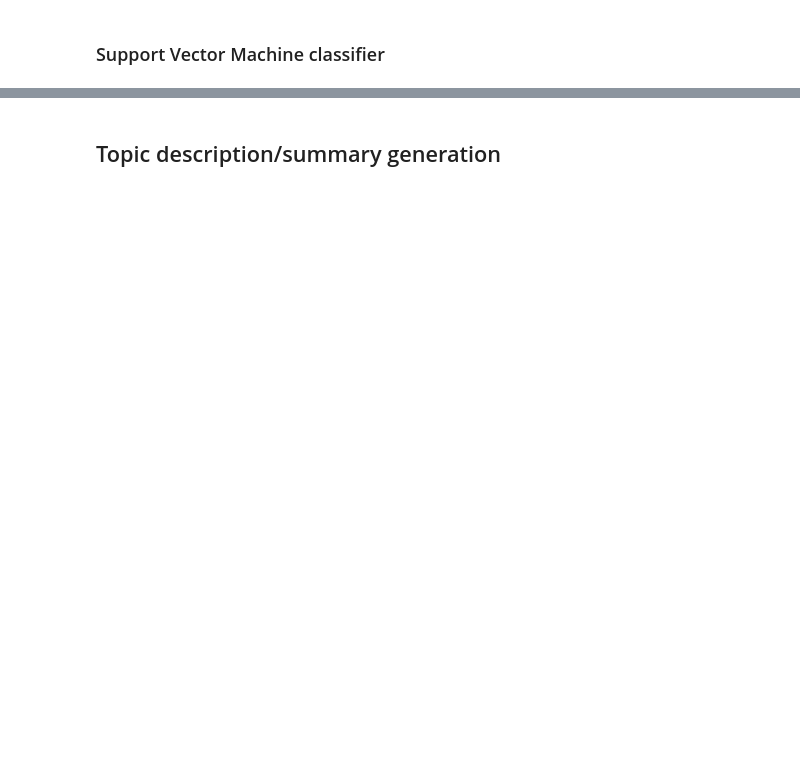
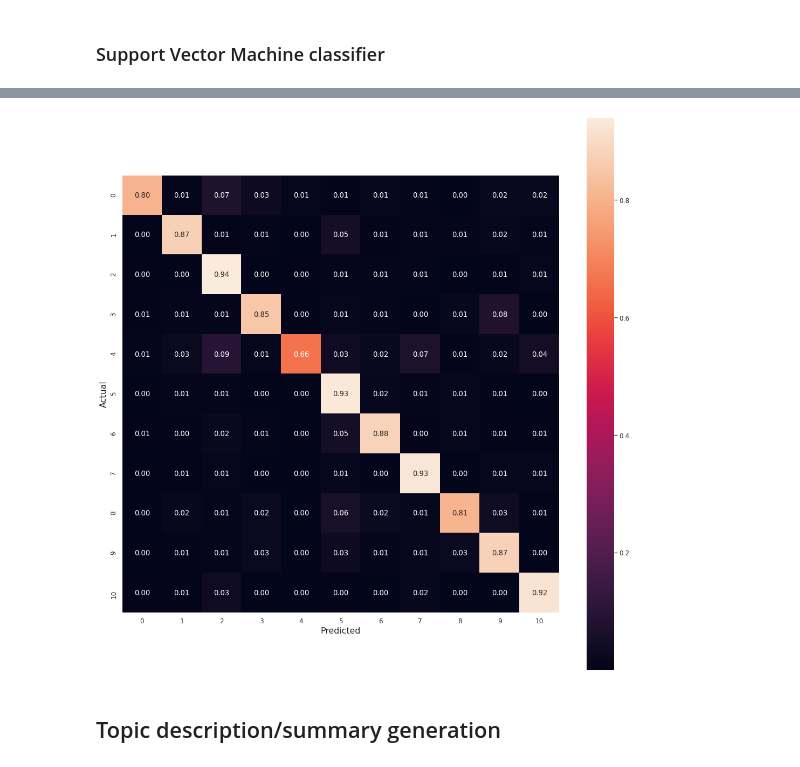
Before and after one commit to GillisWerrebrouck/UGent_Machine-Learning-Project, a Jupyter notebook: final-notebook.ipynb, the cells around one changed output, grey strips where cells are left out. Saved outputs shown, nothing was run; the diff lists cells and outputs as text; code cells hidden in the pictures; blank space fills up the shorter version.

```diff
--- a/final-notebook.ipynb
+++ b/final-notebook.ipynb
@@ -1227,0 +1488,8 @@ plt.show()
+# %%
+values_0 = array(y_test.values.ravel())
+label_encoder = LabelEncoder()
+integer_encoded = label_encoder.fit_transform(values_0)
+onehot_encoder = OneHotEncoder(sparse = False)
+integer_encoded = integer_encoded.reshape(len(integer_encoded), 1)
+Y_encoded_test = onehot_encoder.fit_transform(integer_encoded)
+print(Y_encoded_test)
@@ -1228,3 +1587,23 @@ plt.show()
+# %%
+from sklearn.metrics import confusion_matrix
+import matplotlib.pyplot as plt
+import seaborn as sns
+
+prediction = model.predict_classes(x_test_pad)
+
+conf_mat = confusion_matrix(Y_encoded_test.argmax(axis=1), prediction, normalize='true')
+fig, ax = plt.subplots(figsize=(15,15))
+plt.tight_layout()
+sns.set(font_scale=1.1)
+sns.heatmap(conf_mat, annot=True, fmt='.2f', square=True,
+            xticklabels=range(0,11),
+            yticklabels=range(0,11))
+plt.ylabel('Actual', size='large')
+plt.xlabel('Predicted', size='large')
+
+plt.show()
+# %% [output]
+[figure, added]
 # %% [markdown]
 ## Topic description/summary generation
 # %%
```
Also changed, not shown: parts of 29 cells of this notebook, 1 other file.
